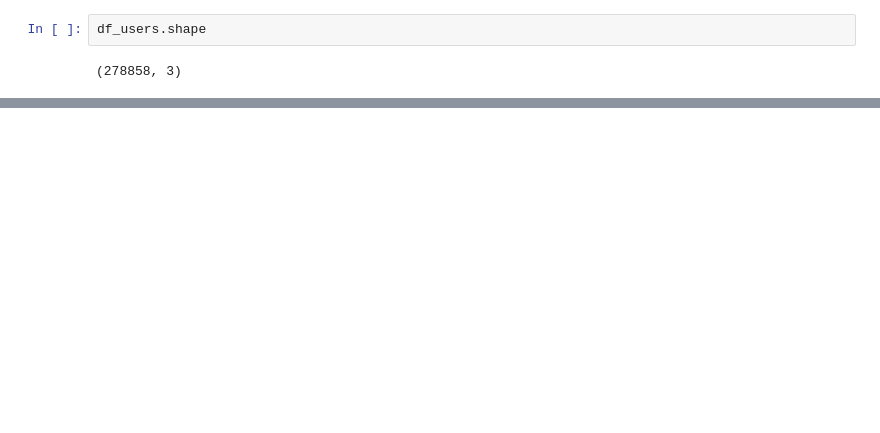
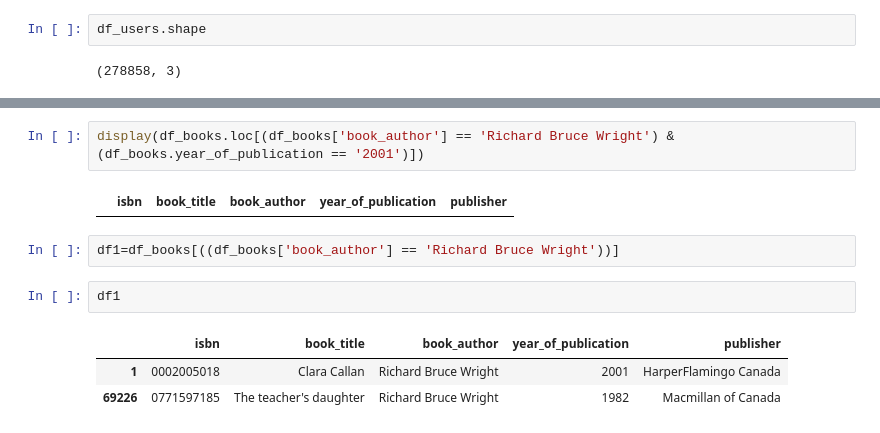
Before and after one commit to raushan9jnv/Book-recommendation-system, a Jupyter notebook: Book_recommendation_system_capstone_project_4.ipynb, the cells around one changed output, grey strips where cells are left out. Saved outputs shown, nothing was run; the diff lists cells and outputs as text; blank space fills up the shorter version.

```diff
--- a/Book_recommendation_system_capstone_project_4.ipynb
+++ b/Book_recommendation_system_capstone_project_4.ipynb
@@ -45,0 +110,12 @@ df_users.shape
+# %%
+display(df_books.loc[(df_books['book_author'] == 'Richard Bruce Wright') & (df_books.year_of_publication == '2001')])
+# %% [output]
+|  | isbn | book_title | book_author | year_of_publication | publisher |
+# %%
+df1=df_books[((df_books['book_author'] == 'Richard Bruce Wright'))]
+# %%
+df1
+# %% [output]
+|  | isbn | book_title | book_author | year_of_publication | publisher |
+| 1 | 0002005018 | Clara Callan | Richard Bruce Wright | 2001 | HarperFlamingo Canada |
+| 69226 | 0771597185 | The teacher's daughter | Richard Bruce Wright | 1982 | Macmillan of Canada |
```
Also changed, not shown: parts of 21 cells of this notebook.
